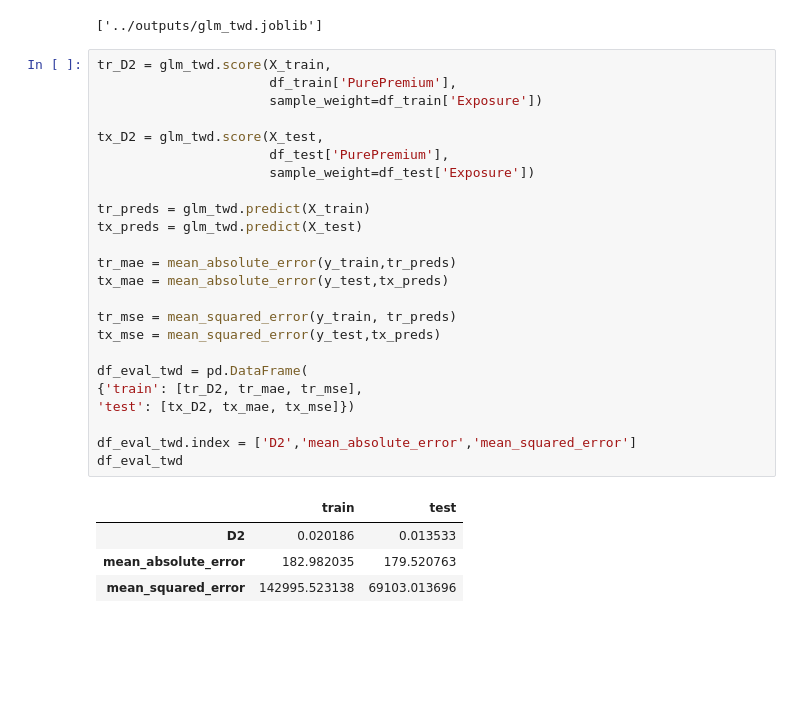
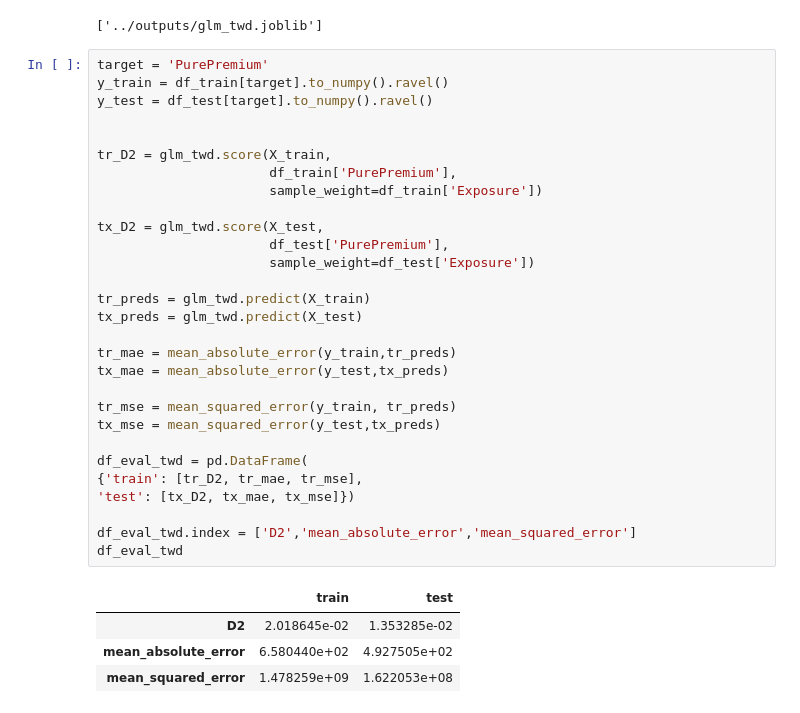
Before and after one commit to bhishanpdl/Project_French_Motor_Claims, a Jupyter notebook: notebooks/b03_pure_premium_modelling.ipynb, the cells around one changed output. Saved outputs shown, nothing was run; the diff lists cells and outputs as text; blank space fills up the shorter version.

```diff
--- a/notebooks/b03_pure_premium_modelling.ipynb
+++ b/notebooks/b03_pure_premium_modelling.ipynb
@@ -191,31 +184,36 @@ joblib.dump(glm_twd,"../outputs/glm_twd.joblib")
 # %% [output]
 ['../outputs/glm_twd.joblib']
 # %%
+target = 'PurePremium'
+y_train = df_train[target].to_numpy().ravel()
+y_test = df_test[target].to_numpy().ravel()
+
+
 tr_D2 = glm_twd.score(X_train,
                       df_train['PurePremium'],
                       sample_weight=df_train['Exposure'])
 
 tx_D2 = glm_twd.score(X_test,
                       df_test['PurePremium'],
                       sample_weight=df_test['Exposure'])
 
 tr_preds = glm_twd.predict(X_train)
 tx_preds = glm_twd.predict(X_test)
 
 tr_mae = mean_absolute_error(y_train,tr_preds)
 tx_mae = mean_absolute_error(y_test,tx_preds)
 
 tr_mse = mean_squared_error(y_train, tr_preds)
 tx_mse = mean_squared_error(y_test,tx_preds)
 
 df_eval_twd = pd.DataFrame(
 {'train': [tr_D2, tr_mae, tr_mse],
 'test': [tx_D2, tx_mae, tx_mse]})
 
 df_eval_twd.index = ['D2','mean_absolute_error','mean_squared_error']
 df_eval_twd
 # %% [output]
 |  | train | test |
-| D2 | 0.020186 | 0.013533 |
-| mean_absolute_error | 182.982035 | 179.520763 |
-| mean_squared_error | 142995.523138 | 69103.013696 |
+| D2 | 2.018645e-02 | 1.353285e-02 |
+| mean_absolute_error | 6.580440e+02 | 4.927505e+02 |
+| mean_squared_error | 1.478259e+09 | 1.622053e+08 |
```
Also changed, not shown: parts of 2 cells of this notebook, 7 other files.
